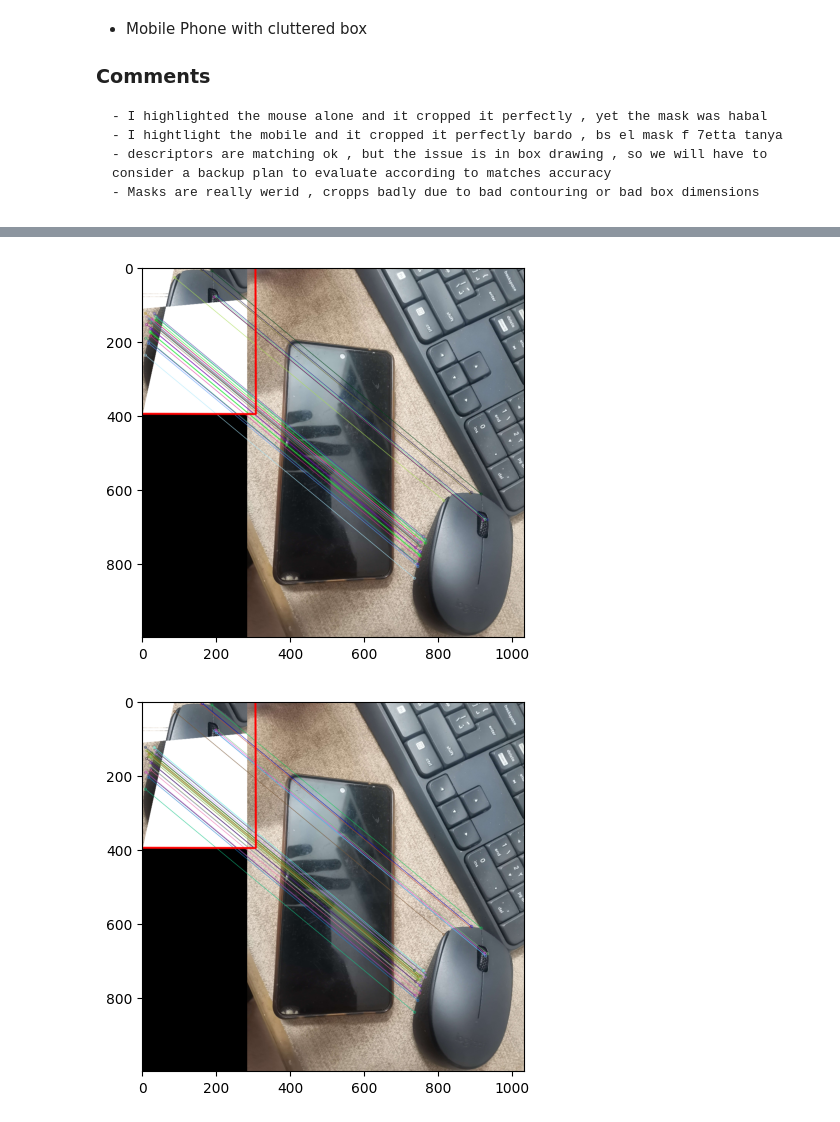
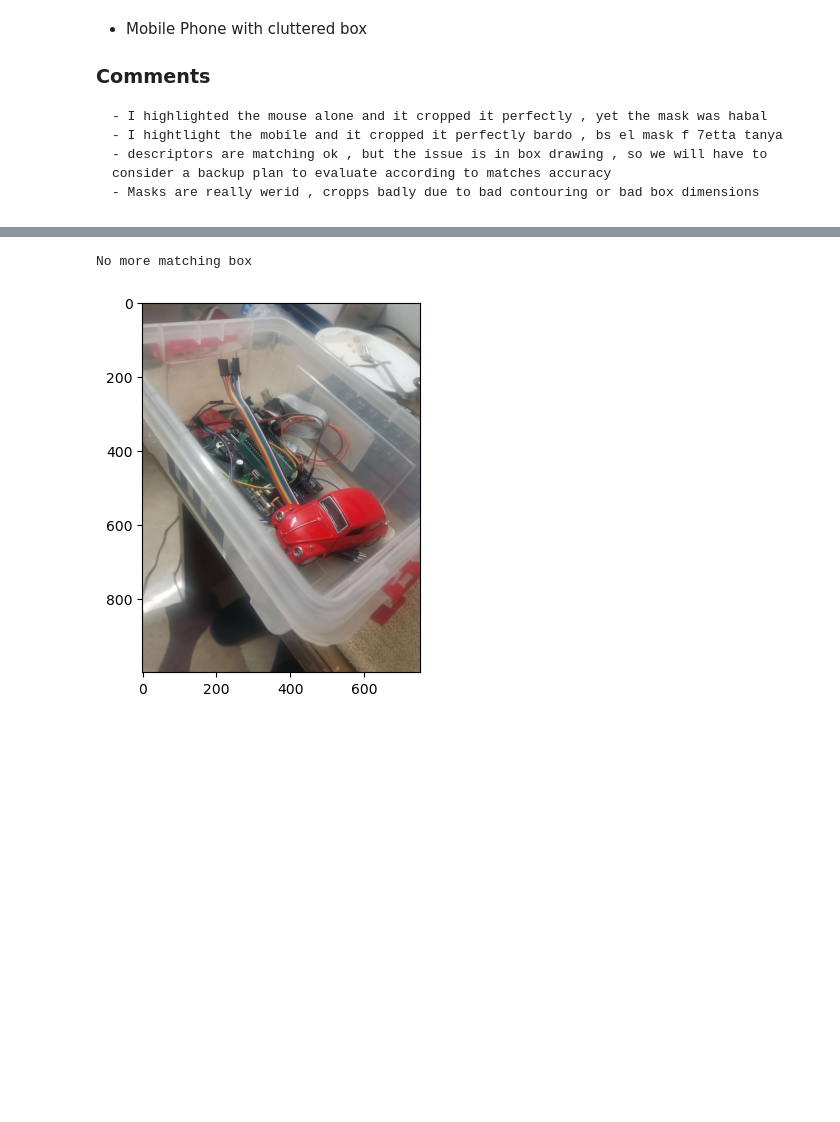
Before and after one commit to Grintaking19/Lost-Found-Items, a Jupyter notebook: image_crop.ipynb, the cells around one changed output, grey strips where cells are left out. Drawn from its saved outputs; the diff is of its cells as text; code cells hidden in the pictures; blank space fills up the shorter version.

Commit message:
Fixed some stuff in image_crop

```diff
--- a/image_crop.ipynb
+++ b/image_crop.ipynb
@@ -52,0 +49,9 @@ pts_contour = np.array([pts_contour[1], pts_contour[0]]).T
+# %%
+contour = cv2.subtract(img_highlights, img)
+contour = cv2.cvtColor(contour, cv2.COLOR_BGR2GRAY)
+print(contour.max())
+
+pts_contour = np.where(contour > 3)
+pts_contour = np.array([pts_contour[1], pts_contour[0]]).T
+
+show_images([contour], ["contour"])
@@ -111,7 +119,7 @@ def find_matching_boxes(image, template, detector_method, params):
     """
     # Parameters and their default values
     MAX_MATCHING_OBJECTS = params.get("max_matching_objects", 10)
-    SIFT_DISTANCE_THRESHOLD = params.get("SIFT_distance_threshold", 0.7)
+    SIFT_DISTANCE_THRESHOLD = params.get("SIFT_distance_threshold", 0.65)
     BEST_MATCHES_POINTS = params.get("best_matches_points", 50)
 
     # Initialize the detector and matcher
@@ -172,9 +180,7 @@ def find_matching_boxes(image, template, detector_method, params):
 
         # Transform the corners of the template to the matching points in the image
         h, w = template.shape[:2]
-        corners = np.float32([[0, 0], [0, h - 1], [w - 1, h - 1], [w - 1, 0]]).reshape(
-            -1, 1, 2
-        )
+        corners = np.float32([[0, 0], [0, h - 1], [w - 1, h - 1], [w - 1, 0]]).reshape(-1, 1, 2)
         transformed_corners = cv2.perspectiveTransform(corners, H)
         matched_boxes.append(transformed_corners)
 
@@ -229,35 +235,36 @@ def find_matching_boxes(image, template, detector_method, params):
 #     #         previous = score
 #     #     X += 1
 # %%
-pen_cluttered = dst2
-pen_cluttered = cv2.cvtColor(pen_cluttered, cv2.COLOR_BGR2RGB)
-pen_cluttered = cv2.resize(
-    pen_cluttered, (pen_cluttered.shape[1] // 4, pen_cluttered.shape[0] // 4)
+template = dst2
+template = cv2.cvtColor(template, cv2.COLOR_BGR2RGB)
+template = cv2.resize(
+    template, (template.shape[1] // 4, template.shape[0] // 4)
 )
 
 
-# commonfunctions.show_images([pen_cluttered])
-# pen_copybook = cv2.imread("./box_cluttered_chip.jpg")  # Image , but erroneous image
-pen_copybook = cv2.imread("./mouse_mobile.jpg")  # Image (correct box on arduino)
-pen_copybook = cv2.cvtColor(pen_copybook, cv2.COLOR_BGR2RGB)
-pen_copybook = cv2.resize(
-    pen_copybook, (pen_copybook.shape[1] // 4, pen_copybook.shape[0] // 4)
+# commonfunctions.show_images([template])
+# lost_found_box = cv2.imread("./box_cluttered_chip.jpg")  # Image , but erroneous image
+lost_found_box = cv2.imread("./box_cluttered_redcar.jpg")  # Image (correct box on arduino)
+# lost_found_box = img
+lost_found_box = cv2.cvtColor(lost_found_box, cv2.COLOR_BGR2RGB)
+lost_found_box = cv2.resize(
+    lost_found_box, (lost_found_box.shape[1] // 4, lost_found_box.shape[0] // 4)
 )
 # %%
 params = {
     "max_matching_objects": 5,
-    "SIFT_distance_threshold": 0.7,
+    "SIFT_distance_threshold": 0.65,
     "best_matches_points": 50,
 }
 
-matched_boxes = find_matching_boxes(pen_cluttered, pen_copybook, "SIFT", params)
+matched_boxes = find_matching_boxes(lost_found_box, template, "SIFT", params)
 
 # Draw the bounding boxes on the original image
 for box in matched_boxes:
-    cv2.polylines(pen_copybook, [np.int32(box)], True, (0, 255, 0), 3, cv2.LINE_AA)
+    cv2.polylines(lost_found_box, [np.int32(box)], True, (0, 255, 0), 3, cv2.LINE_AA)
 
-plt.imshow(pen_copybook)
+plt.imshow(lost_found_box)
 plt.show()
 # %% [output]
+No more matching box
-[figure, old version]
+[figure, new version]
-[figure, removed]
```
Also changed, not shown: parts of 8 cells of this notebook, 3 other files.
